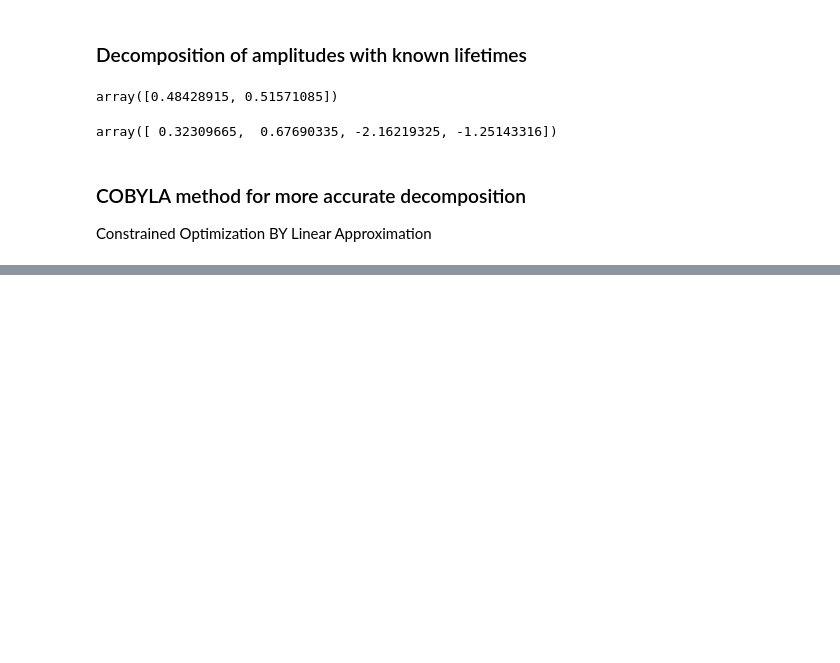
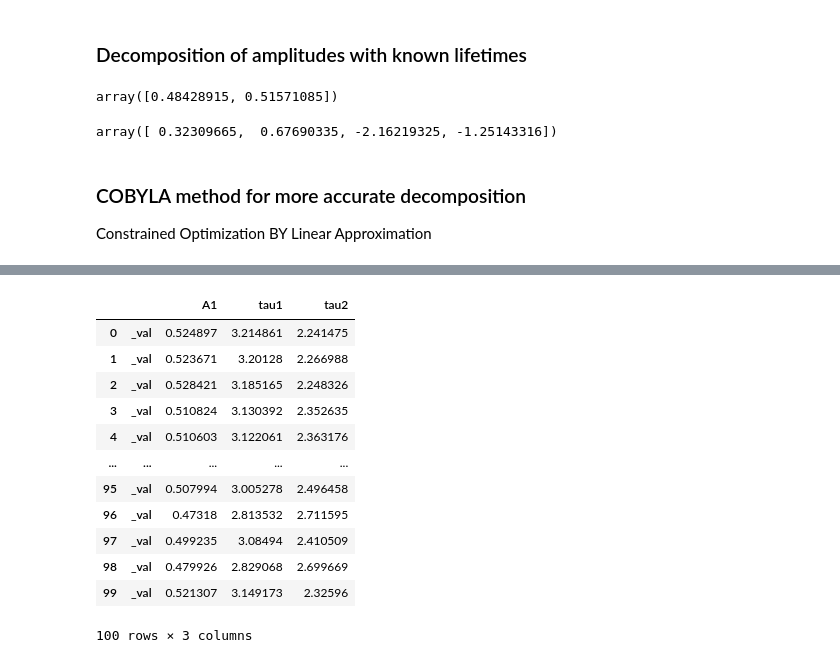
Before and after one commit to ngcnpeter/Y3_Group_Project_2B, a Jupyter notebook: TCSPC-simulation/phasor.ipynb, the cells around one changed output, grey strips where cells are left out. Cells and saved outputs as stored; diff of their text form; code cells hidden in the pictures; blank space fills up the shorter version.

```diff
--- a/TCSPC-simulation/phasor.ipynb
+++ b/TCSPC-simulation/phasor.ipynb
@@ -167,0 +178,31 @@ print(fit_report)
+# %%
+def fit_df(results):
+    '''Generates an info_df and par_df to store fitted parameters and chi2
+       Input:
+       results    list of lmfit ModelResult objects
+       output:
+       info_df (information dataframe), par_df (parameter dataframe)
+       '''
+
+    # Extract the information from the result objects
+    par_col = ['_val','init_value','stderr','correl'] #column names for parameter dataframe
+    attribute_names = ['chisqr', 'redchi'] + par_col
+    info_dict = {attribute_name: [] for attribute_name in attribute_names}
+    par_list = []
+    par_df = pd.DataFrame()
+
+    for result in results:
+        #create data frame storing parameters
+        par_df_new = pd.concat({k: pd.Series(vars(v)).T for k, v in result.params.items()}, axis=1) #parameter attributes in pd.DataFrame
+        par_df_new = par_df_new.loc[par_col] #select value, initial value, error, and correlation
+        par_df_new.loc['correl'] = [{k : f'{float(v):.3g}' for k,v in pair.items() }for pair in  par_df_new.loc['correl'].values] #round correlations
+        #append the new df to exisiting df
+        par_list.append(par_df_new)
+        info_dict['chisqr'].append(result.chisqr) #chi2
+        info_dict['redchi'].append(result.redchi) #reduced chi2
+        for col in par_col[:-1]:
+            info_dict[col].append([f'{v:.3g}' for v in par_df_new.T[col].values]) #store as list in this data frame
+        info_dict['correl'].append(par_df_new.T['correl'].values) #correlation dictionary
+    info_df = pd.DataFrame(info_dict)
+    par_df = pd.concat(par_list,keys = range(len(par_list)))
+    return info_df, par_df
@@ -167,0 +211,17 @@ print(fit_report)
+# %%
+#access _val, stderr, init_value, correl
+par_df.loc[(slice(0,99),'_val'),:]
+# %% [output]
+|  |  | A1 | tau1 | tau2 |
+| 0 | _val | 0.524897 | 3.214861 | 2.241475 |
+| 1 | _val | 0.523671 | 3.20128 | 2.266988 |
+| 2 | _val | 0.528421 | 3.185165 | 2.248326 |
+| 3 | _val | 0.510824 | 3.130392 | 2.352635 |
+| 4 | _val | 0.510603 | 3.122061 | 2.363176 |
+| ... | ... | ... | ... | ... |
+| 95 | _val | 0.507994 | 3.005278 | 2.496458 |
+| 96 | _val | 0.47318 | 2.813532 | 2.711595 |
+| 97 | _val | 0.499235 | 3.08494 | 2.410509 |
+| 98 | _val | 0.479926 | 2.829068 | 2.699669 |
+| 99 | _val | 0.521307 | 3.149173 | 2.32596 |
+100 rows × 3 columns
```
Also changed, not shown: parts of 4 cells of this notebook, 2 other files.
